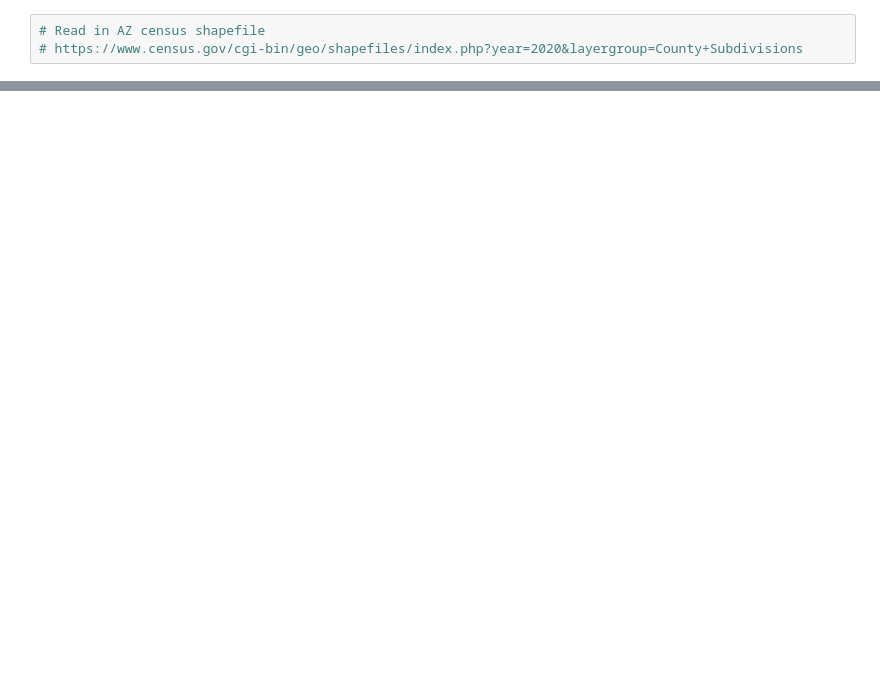
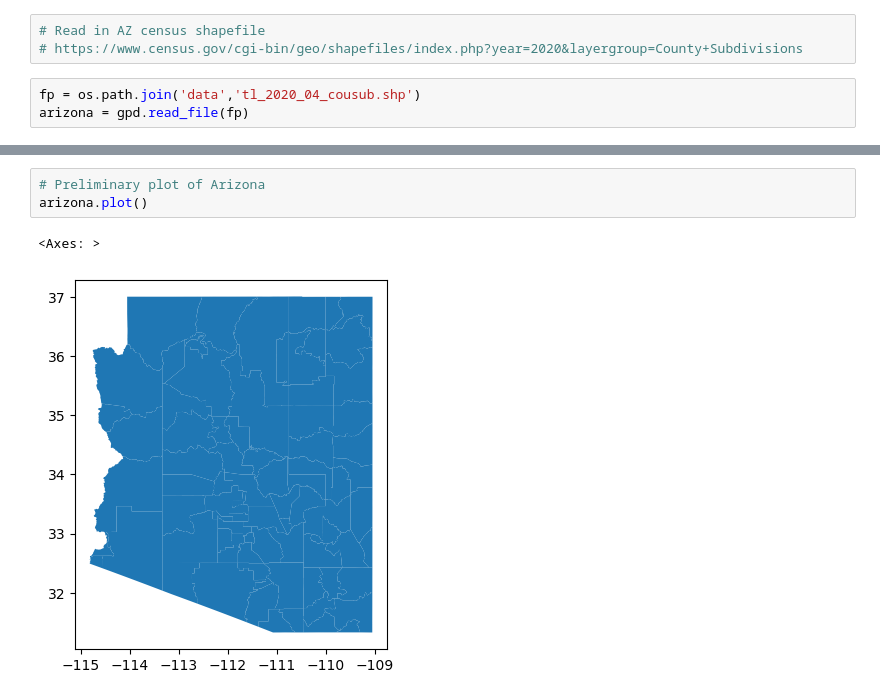
Before and after one commit to egp4aq/phoenix-biodiversity-analysis, a Jupyter notebook: bii_phx.ipynb, the cells around one changed output, grey strips where cells are left out. Cells and saved outputs as stored; diff of their text form; blank space fills up the shorter version.

Commit message:
Phoenix plot

```diff
--- a/bii_phx.ipynb
+++ b/bii_phx.ipynb
@@ -29,3 +31,6 @@ Image(url=items[1].assets['rendered_preview'].href, width=500)
 # %%
 # Read in AZ census shapefile
 # https://www.census.gov/cgi-bin/geo/shapefiles/index.php?year=2020&layergroup=County+Subdivisions
+# %%
+fp = os.path.join('data','tl_2020_04_cousub.shp')
+arizona = gpd.read_file(fp)
@@ -31,0 +62,6 @@ Image(url=items[1].assets['rendered_preview'].href, width=500)
+# %%
+# Preliminary plot of Arizona
+arizona.plot()
+# %% [output]
+<Axes: >
+[figure, added]
```
Also changed, not shown: parts of 9 cells of this notebook.
